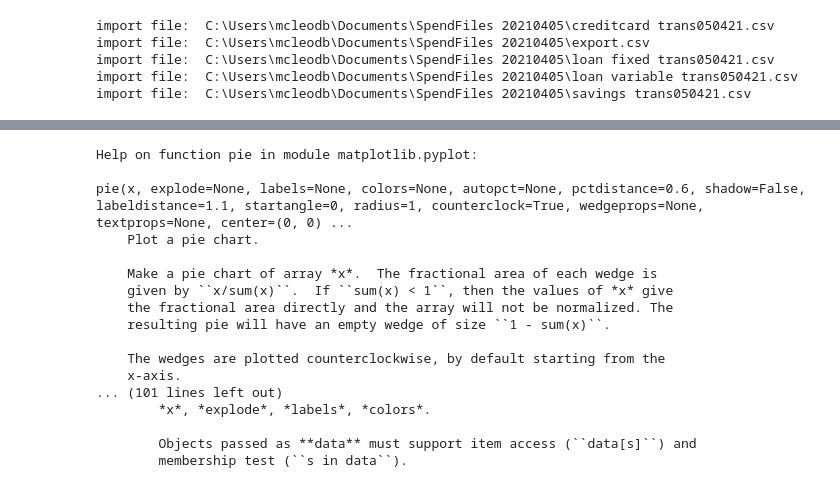
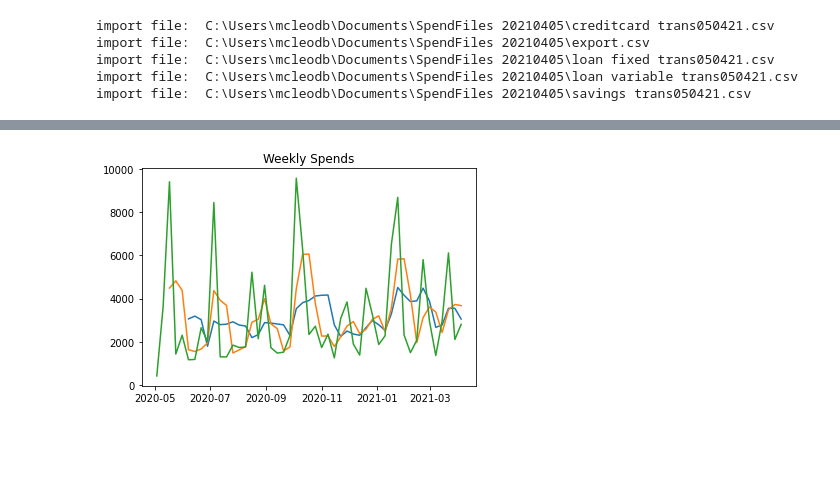
Before and after one commit to brydenm/Py_personalspendanalysis, a Jupyter notebook: stg_spend_analysis.ipynb, the cells around one changed output, grey strips where cells are left out. Cells and saved outputs as stored; diff of their text form; code cells hidden in the pictures; blank space fills up the shorter version.

```diff
--- a/stg_spend_analysis.ipynb
+++ b/stg_spend_analysis.ipynb
@@ -99,20 +99,0 @@ plt.show()
-# %%
-help(plt.pie)
-# %% [output]
-Help on function pie in module matplotlib.pyplot:
-
-pie(x, explode=None, labels=None, colors=None, autopct=None, pctdistance=0.6, shadow=False, labeldistance=1.1, startangle=0, radius=1, counterclock=True, wedgeprops=None, textprops=None, center=(0, 0) ...
-    Plot a pie chart.
-
-    Make a pie chart of array *x*.  The fractional area of each wedge is
-    given by ``x/sum(x)``.  If ``sum(x) < 1``, then the values of *x* give
-    the fractional area directly and the array will not be normalized. The
-    resulting pie will have an empty wedge of size ``1 - sum(x)``.
-
-    The wedges are plotted counterclockwise, by default starting from the
-    x-axis.
-... (101 lines left out)
-        *x*, *explode*, *labels*, *colors*.
-
-        Objects passed as **data** must support item access (``data[s]``) and
-        membership test (``s in data``).
@@ -119 +104,17 @@ pie(x, explode=None, labels=None, colors=None, autopct=None, pctdistance=0.6, sh
+# %%
+fig = plt.figure()
+ax = plt.subplot(111)
+
+a1 = df_spend.Debit.resample('W').sum().rolling(window=6).mean()
+ax.plot(a1,label='SMA_6')
+a2 = df_spend.Debit.resample('W').sum().rolling(window=3).mean()
+ax.plot(a2, label='SMA_3')
+a3 = df_spend.Debit.resample('W').sum()
+ax.plot(a3, label='Weekly Spend')
+
+plt.title('Weekly Spends')
+
+plt.show()
+# %% [output]
+[figure, added]
 # %%
```
Also changed, not shown: parts of 7 cells of this notebook.
